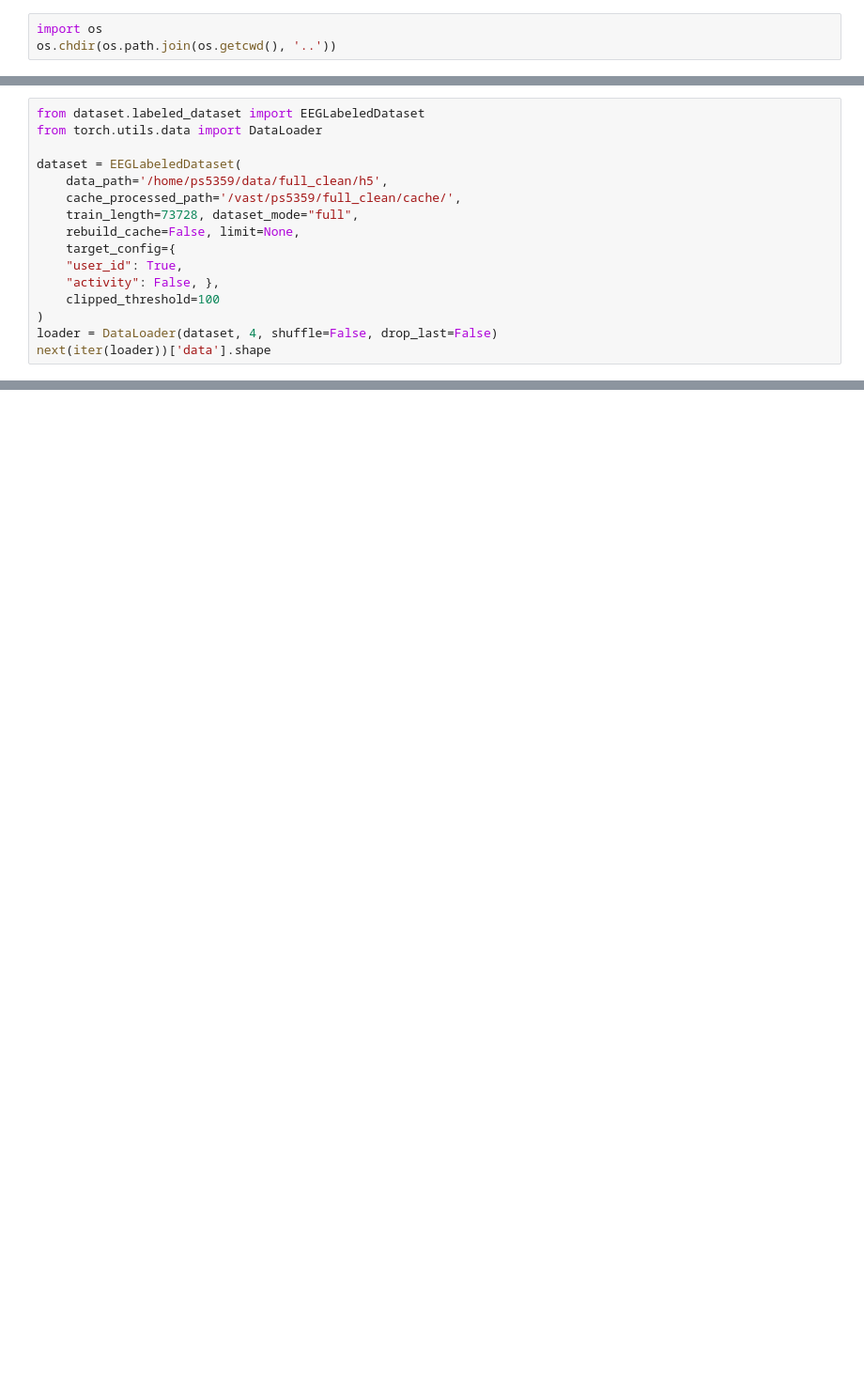
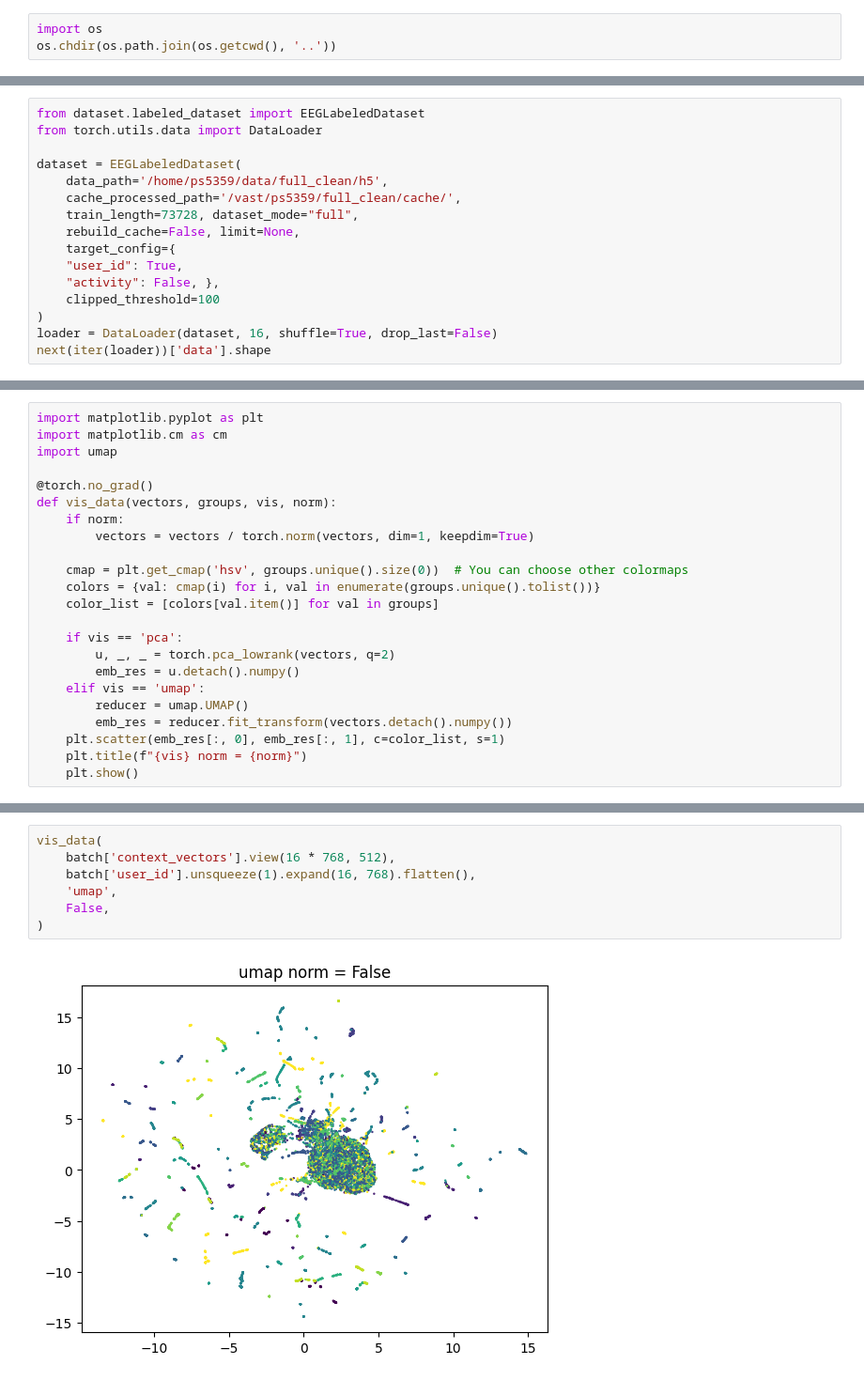
Before and after one commit to Skovorp/neural_foundation, a Jupyter notebook: src/jupyter/eval_overnight.ipynb, the cells around one changed output, grey strips where cells are left out. Shown at 94% size. Drawn from its saved outputs; the diff is of its cells as text; blank space fills up the shorter version.

```diff
--- a/src/jupyter/eval_overnight.ipynb
+++ b/src/jupyter/eval_overnight.ipynb
@@ -36,6 +54,6 @@ dataset = EEGLabeledDataset(
     "activity": False, },
     clipped_threshold=100
 )
-loader = DataLoader(dataset, 4, shuffle=False, drop_last=False)
+loader = DataLoader(dataset, 16, shuffle=True, drop_last=False)
 next(iter(loader))['data'].shape
 # %% [output]
@@ -81,0 +108,23 @@ tensor([[-1.5025e+01,  5.6398e+00, -4.2979e+00,  ...,  1.3047e+01,
+# %%
+import matplotlib.pyplot as plt
+import matplotlib.cm as cm
+import umap
+
+@torch.no_grad()
+def vis_data(vectors, groups, vis, norm):
+    if norm:
+        vectors = vectors / torch.norm(vectors, dim=1, keepdim=True)
+
+    cmap = plt.get_cmap('hsv', groups.unique().size(0))  # You can choose other colormaps
+    colors = {val: cmap(i) for i, val in enumerate(groups.unique().tolist())}
+    color_list = [colors[val.item()] for val in groups]
+
+    if vis == 'pca':
+        u, _, _ = torch.pca_lowrank(vectors, q=2)
+        emb_res = u.detach().numpy()
+    elif vis == 'umap':
+        reducer = umap.UMAP()
+        emb_res = reducer.fit_transform(vectors.detach().numpy())
+    plt.scatter(emb_res[:, 0], emb_res[:, 1], c=color_list, s=1)
+    plt.title(f"{vis} norm = {norm}")
+    plt.show()
@@ -81,0 +140,9 @@ tensor([[-1.5025e+01,  5.6398e+00, -4.2979e+00,  ...,  1.3047e+01,
+# %%
+vis_data(
+    batch['context_vectors'].view(16 * 768, 512),
+    batch['user_id'].unsqueeze(1).expand(16, 768).flatten(),
+    'umap',
+    False,
+)
+# %% [output]
+[figure, added]
```
Also changed, not shown: parts of 10 cells of this notebook, 8 other files.
